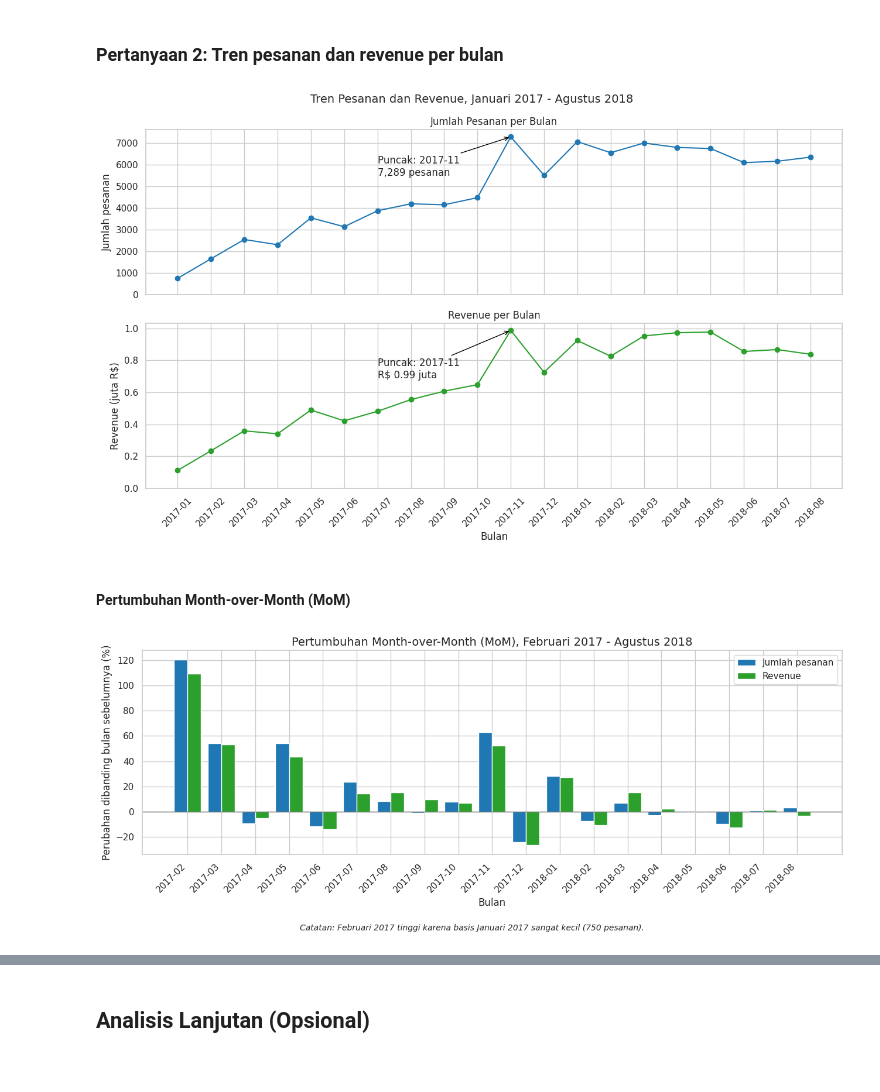
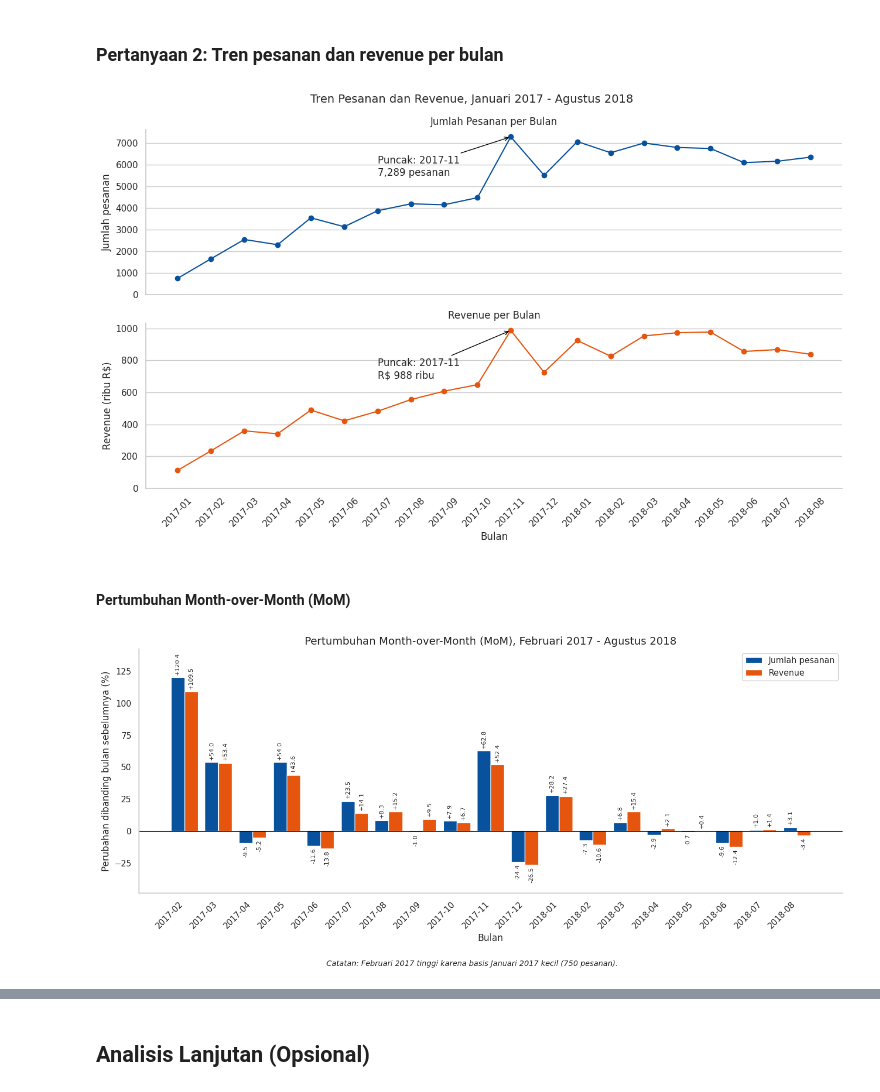
Before and after one commit to Alfin123-stack/analisis-data-ecommerce-olist, a Jupyter notebook: notebook.ipynb, the cells around one changed output, grey strips where cells are left out. Saved outputs shown, nothing was run; the diff lists cells and outputs as text; code cells hidden in the pictures.

```diff
--- a/notebook.ipynb
+++ b/notebook.ipynb
@@ -84,7 +85,7 @@ orders_df.head()
 # %% [markdown]
 #### Load order_items_df
 # %%
-order_items_df = pd.read_csv('data/olist_order_items_dataset.csv')
+order_items_df = pd.read_csv('data/order_items_dataset.csv')
 print(order_items_df.shape)
 order_items_df.head()
 # %% [output]
@@ -98,7 +99,7 @@ order_items_df.head()
 # %% [markdown]
 #### Load products_df dan translation_df
 # %%
-products_df = pd.read_csv('data/olist_products_dataset.csv')
+products_df = pd.read_csv('data/products_dataset.csv')
 translation_df = pd.read_csv('data/product_category_name_translation.csv')
 print(products_df.shape, translation_df.shape)
 products_df.head()
@@ -113,7 +114,7 @@ products_df.head()
 # %% [markdown]
 #### Load customers_df
 # %%
-customers_df = pd.read_csv('data/olist_customers_dataset.csv')
+customers_df = pd.read_csv('data/customers_dataset.csv')
 print(customers_df.shape)
 print('customer_id unik        :', customers_df['customer_id'].nunique())
 print('customer_unique_id unik :', customers_df['customer_unique_id'].nunique())
@@ -132,7 +133,7 @@ customer_unique_id unik : 96096
 # %% [markdown]
 #### Load geolocation_df
 # %%
-geolocation_df = pd.read_csv('data/olist_geolocation_dataset.csv')
+geolocation_df = pd.read_csv('data/geolocation_dataset.csv')
 print(geolocation_df.shape)
 geolocation_df.head()
 # %% [output]
@@ -648,7 +654,7 @@ puncak = bulanan_df['jumlah_order'].idxmax()
 
 fig, axes = plt.subplots(2, 1, figsize=(13, 8), sharex=True)
 
-axes[0].plot(label, bulanan_df['jumlah_order'], marker='o', color='#1f77b4')
+axes[0].plot(label, bulanan_df['jumlah_order'], marker='o', color='#08519c')
 axes[0].set_title('Jumlah Pesanan per Bulan')
 axes[0].set_ylabel('Jumlah pesanan')
 axes[0].annotate(
@@ -658,50 +664,61 @@ axes[0].annotate(
     arrowprops=dict(arrowstyle='->', color='black'),
 )
 
-axes[1].plot(label, bulanan_df['revenue'] / 1e6, marker='o', color='#2ca02c')
+axes[1].plot(label, bulanan_df['revenue'] / 1e3, marker='o', color='#e6550d')
 puncak_rev = bulanan_df['revenue'].idxmax()
 axes[1].annotate(
-    f"Puncak: {label[puncak_rev]}\nR$ {bulanan_df.loc[puncak_rev, 'revenue'] / 1e6:.2f} juta",
-    xy=(puncak_rev, bulanan_df.loc[puncak_rev, 'revenue'] / 1e6),
-    xytext=(puncak_rev - 4, bulanan_df.loc[puncak_rev, 'revenue'] / 1e6 - 0.3),
+    f"Puncak: {label[puncak_rev]}\nR$ {bulanan_df.loc[puncak_rev, 'revenue'] / 1e3:,.0f} ribu",
+    xy=(puncak_rev, bulanan_df.loc[puncak_rev, 'revenue'] / 1e3),
+    xytext=(puncak_rev - 4, bulanan_df.loc[puncak_rev, 'revenue'] / 1e3 - 300),
     arrowprops=dict(arrowstyle='->', color='black'),
 )
 axes[1].set_title('Revenue per Bulan')
-axes[1].set_ylabel('Revenue (juta R$)')
+axes[1].set_ylabel('Revenue (ribu R$)')
 axes[1].set_xlabel('Bulan')
 axes[1].tick_params(axis='x', rotation=45)
 
 for ax in axes:
     ax.set_ylim(bottom=0)
+    ax.grid(axis='x', visible=False)
+sns.despine(fig=fig)
 
 plt.suptitle('Tren Pesanan dan Revenue, Januari 2017 - Agustus 2018', fontsize=14)
 plt.tight_layout()
 plt.show()
 # %% [output]
-[figure, old version]
+[figure, new version]
 # %% [markdown]
 #### Pertumbuhan Month-over-Month (MoM)
 # %%
 mom_df = bulanan_df.iloc[1:].copy()
 label_mom = mom_df['bulan'].astype(str)
 posisi = np.arange(len(mom_df))
 lebar = 0.4
 
-fig, ax = plt.subplots(figsize=(13, 5))
-ax.bar(posisi - lebar / 2, mom_df['mom_order_persen'], lebar, label='Jumlah pesanan', color='#1f77b4')
-ax.bar(posisi + lebar / 2, mom_df['mom_revenue_persen'], lebar, label='Revenue', color='#2ca02c')
+fig, ax = plt.subplots(figsize=(14, 6))
+ax.bar(posisi - lebar / 2, mom_df['mom_order_persen'], lebar, label='Jumlah pesanan', color='#08519c')
+ax.bar(posisi + lebar / 2, mom_df['mom_revenue_persen'], lebar, label='Revenue', color='#e6550d')
 ax.axhline(0, color='black', linewidth=0.8)
+
+# label nilai di setiap batang, supaya batang yang nyaris nol (misalnya Mei 2018) tetap terbaca
+for geser, kolom in [(-lebar / 2, 'mom_order_persen'), (lebar / 2, 'mom_revenue_persen')]:
+    for x, nilai in zip(posisi + geser, mom_df[kolom]):
+        ax.annotate(f'{nilai:+.1f}', (x, nilai), xytext=(0, 3 if nilai >= 0 else -3), textcoords='offset points',
+                    ha='center', va='bottom' if nilai >= 0 else 'top', rotation=90, fontsize=8)
+ax.margins(y=0.15)
 ax.set_xticks(posisi)
 ax.set_xticklabels(label_mom, rotation=45, ha='right')
 ax.set_xlabel('Bulan')
 ax.set_ylabel('Perubahan dibanding bulan sebelumnya (%)')
 ax.set_title('Pertumbuhan Month-over-Month (MoM), Februari 2017 - Agustus 2018', fontsize=14)
 ax.legend()
-plt.figtext(0.5, -0.04, 'Catatan: Februari 2017 tinggi karena basis Januari 2017 sangat kecil (750 pesanan).',
+ax.grid(False)  # nilai sudah ditulis di setiap batang
+sns.despine(fig=fig)
+plt.figtext(0.5, -0.04, 'Catatan: Februari 2017 tinggi karena basis Januari 2017 kecil (750 pesanan).',
             ha='center', fontsize=10, style='italic')
 plt.tight_layout()
 plt.show()
 # %% [output]
-[figure, old version]
+[figure, new version]
 # %% [markdown]
 **Insight:**
```
Also changed, not shown: parts of 25 cells of this notebook, 14 other files.
